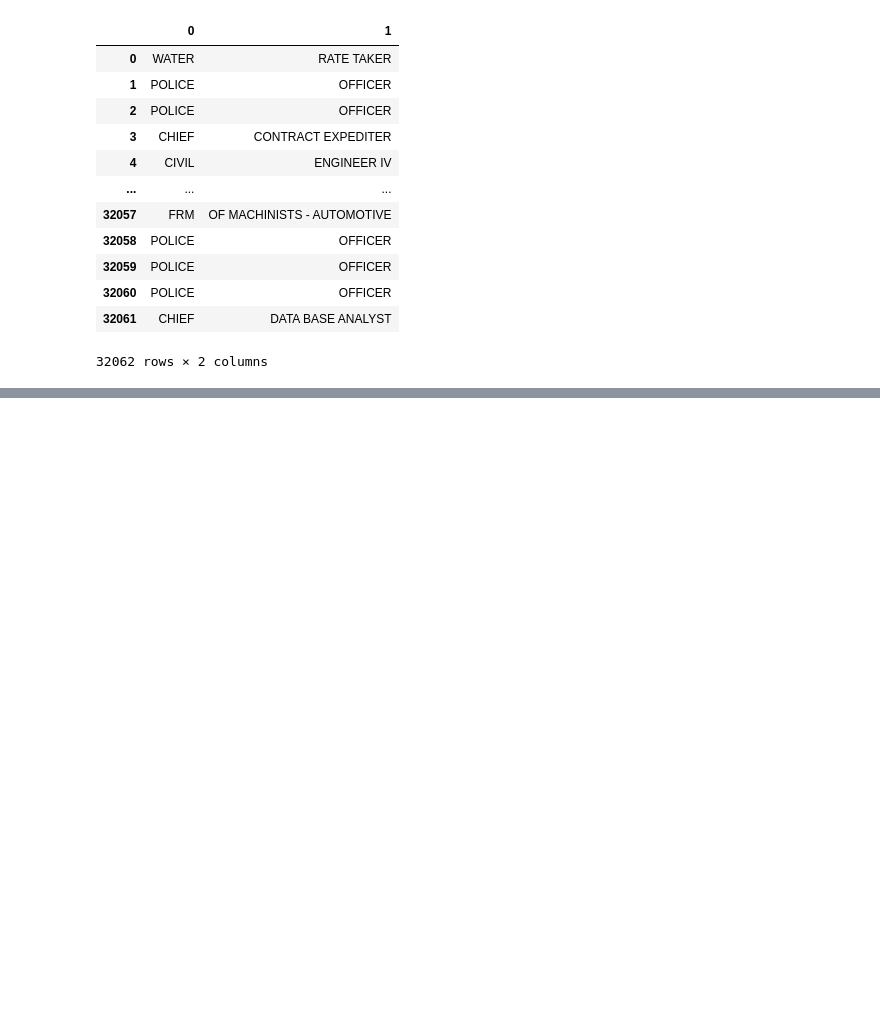
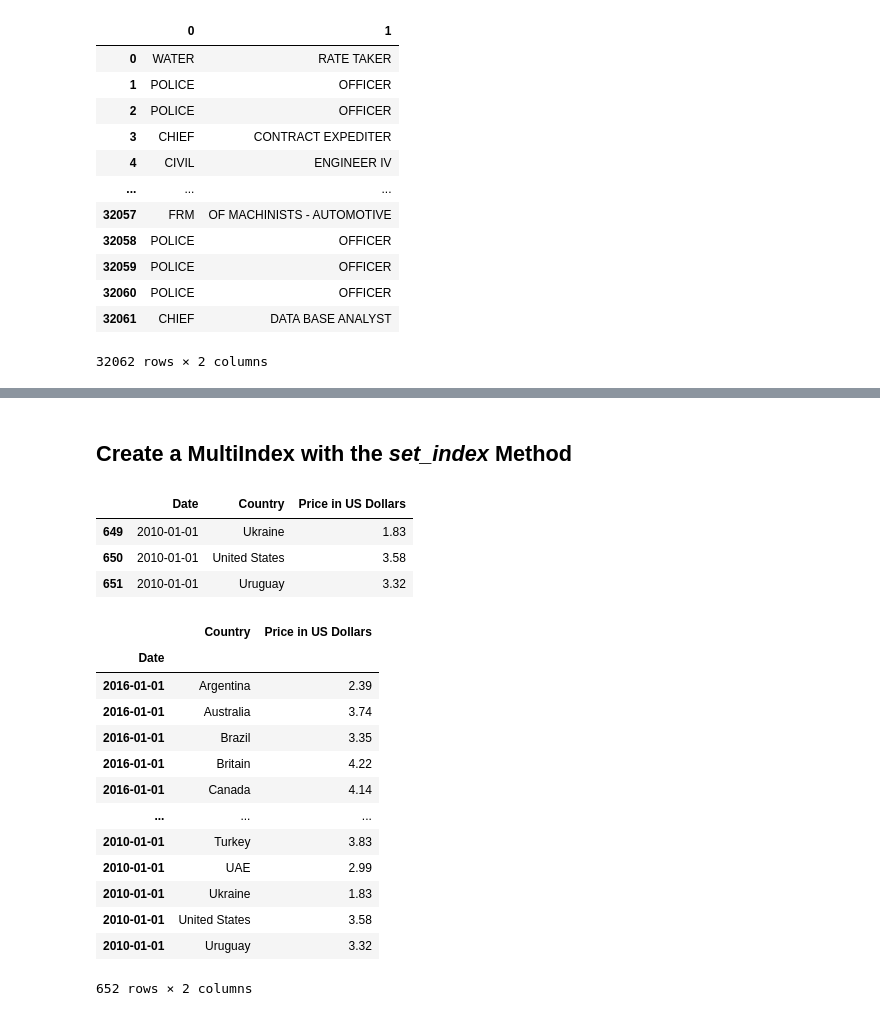
Before and after one commit to Droguigs/Pandas, a Jupyter notebook: notebook/Untitled.ipynb, the cells around one changed output, grey strips where cells are left out. Cells and saved outputs as stored; diff of their text form; code cells hidden in the pictures; blank space fills up the shorter version.

```diff
--- a/notebook/Untitled.ipynb
+++ b/notebook/Untitled.ipynb
@@ -319,0 +350,27 @@ chicago["Position Title"].str.split(" ", expand = True, n = 1)
+# %% [markdown]
+## Create a MultiIndex with the *set_index* Method
+# %%
+bigmac = pd.read_csv("bigmac.csv", parse_dates= ["Date"])
+bigmac.tail(3)
+# %% [output]
+|  | Date | Country | Price in US Dollars |
+| 649 | 2010-01-01 | Ukraine | 1.83 |
+| 650 | 2010-01-01 | United States | 3.58 |
+| 651 | 2010-01-01 | Uruguay | 3.32 |
+# %%
+bigmac.set_index("Date")
+# %% [output]
+|  | Country | Price in US Dollars |
+| Date |  |  |
+| 2016-01-01 | Argentina | 2.39 |
+| 2016-01-01 | Australia | 3.74 |
+| 2016-01-01 | Brazil | 3.35 |
+| 2016-01-01 | Britain | 4.22 |
+| 2016-01-01 | Canada | 4.14 |
+| ... | ... | ... |
+| 2010-01-01 | Turkey | 3.83 |
+| 2010-01-01 | UAE | 2.99 |
+| 2010-01-01 | Ukraine | 1.83 |
+| 2010-01-01 | United States | 3.58 |
+| 2010-01-01 | Uruguay | 3.32 |
+652 rows × 2 columns
```
Also changed, not shown: parts of 9 cells of this notebook, 3 other files.
